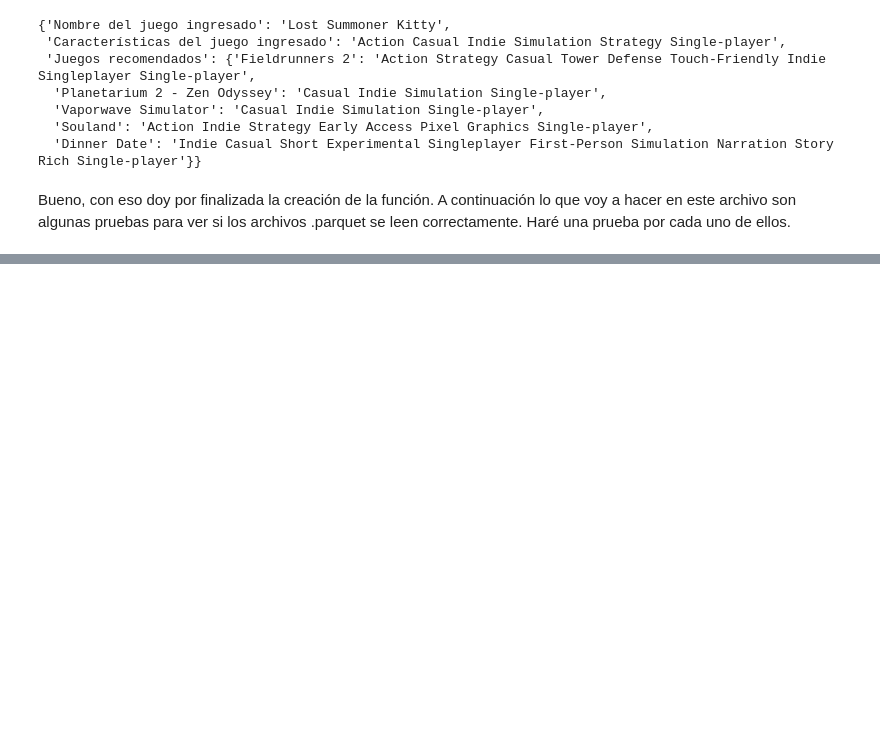
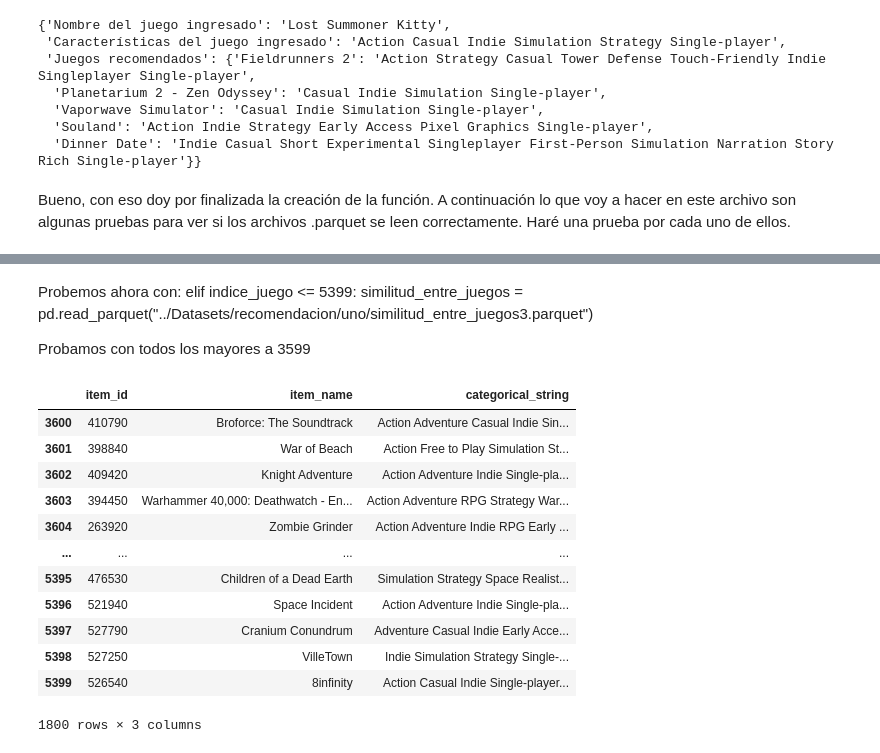
Before and after one commit to Tagliaferro22/steam-games, a Jupyter notebook: sistema_recomendacion/item_item.ipynb, the cells around one changed output, grey strips where cells are left out. Saved outputs shown, nothing was run; the diff lists cells and outputs as text; code cells hidden in the pictures; blank space fills up the shorter version.

```diff
--- a/sistema_recomendacion/item_item.ipynb
+++ b/sistema_recomendacion/item_item.ipynb
@@ -744,0 +783,22 @@ Bueno, con eso doy por finalizada la creación de la función. A continuación l
+# %% [markdown]
+Probemos ahora con:
+elif indice_juego <= 5399:
+        similitud_entre_juegos = pd.read_parquet("../Datasets/recomendacion/uno/similitud_entre_juegos3.parquet")
+
+Probamos con todos los mayores a 3599
+# %%
+juegos_steam[juegos_steam.index > 3599].head(1800)
+# %% [output]
+|  | item_id | item_name | categorical_string |
+| 3600 | 410790 | Broforce: The Soundtrack | Action Adventure Casual Indie Sin... |
+| 3601 | 398840 | War of Beach | Action Free to Play Simulation St... |
+| 3602 | 409420 | Knight Adventure | Action Adventure Indie Single-pla... |
+| 3603 | 394450 | Warhammer 40,000: Deathwatch - En... | Action Adventure RPG Strategy War... |
+| 3604 | 263920 | Zombie Grinder | Action Adventure Indie RPG Early ... |
+| ... | ... | ... | ... |
+| 5395 | 476530 | Children of a Dead Earth | Simulation Strategy Space Realist... |
+| 5396 | 521940 | Space Incident | Action Adventure Indie Single-pla... |
+| 5397 | 527790 | Cranium Conundrum | Adventure Casual Indie Early Acce... |
+| 5398 | 527250 | VilleTown | Indie Simulation Strategy Single-... |
+| 5399 | 526540 | 8infinity | Action Casual Indie Single-player... |
+1800 rows × 3 columns
```
Also changed, not shown: parts of 7 cells of this notebook.
